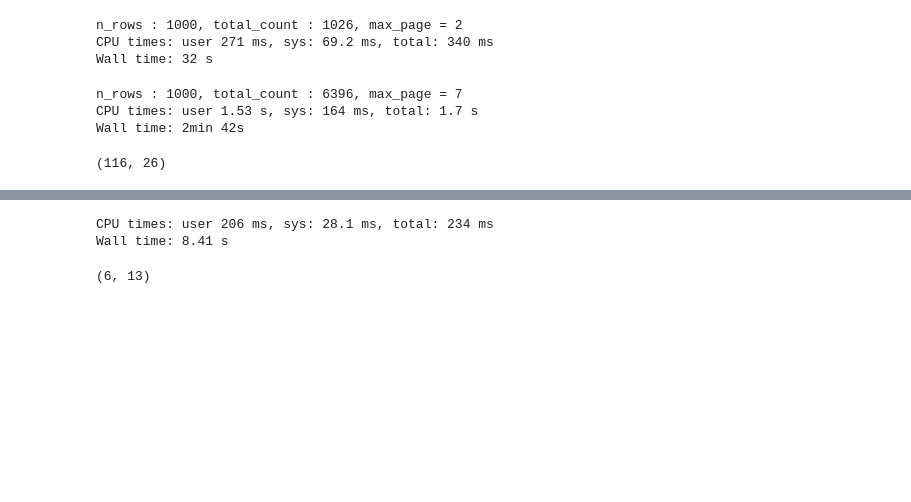
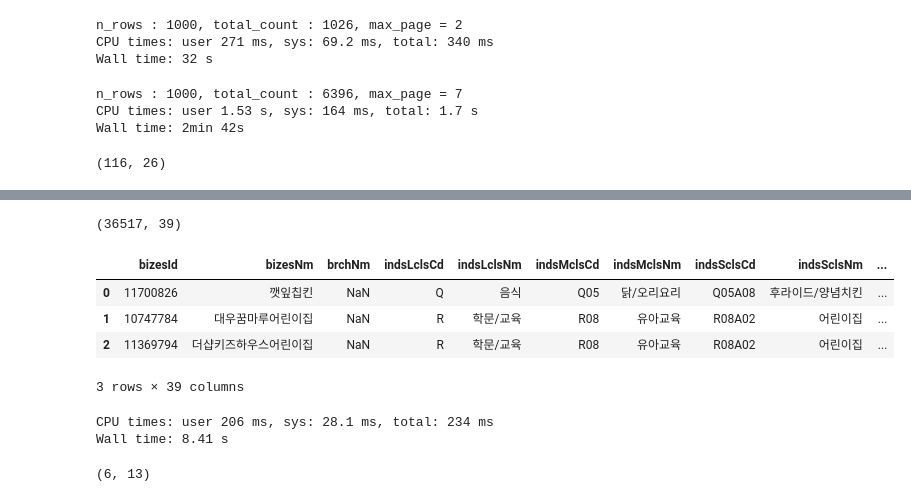
Before and after one commit to Goodmytoy/Passenger_Demand, a Jupyter notebook: model_mr/ref/Untitled.ipynb, the cells around one changed output, grey strips where cells are left out. Saved outputs shown, nothing was run; the diff lists cells and outputs as text; code cells hidden in the pictures; blank space fills up the shorter version.

```diff
--- a/model_mr/ref/Untitled.ipynb
+++ b/model_mr/ref/Untitled.ipynb
@@ -47,3 +69,15 @@ aa.shape
+# %%
+aa.shape
+# %% [output]
+(36517, 39)
+# %%
+aa.head(3)
+# %% [output]
+|  | bizesId | bizesNm | brchNm | indsLclsCd | indsLclsNm | indsMclsCd | indsMclsNm | indsSclsCd | indsSclsNm | ... |
+| 0 | 11700826 | 깻잎칩킨 | NaN | Q | 음식 | Q05 | 닭/오리요리 | Q05A08 | 후라이드/양념치킨 | ... |
+| 1 | 10747784 | 대우꿈마루어린이집 | NaN | R | 학문/교육 | R08 | 유아교육 | R08A02 | 어린이집 | ... |
+| 2 | 11369794 | 더샵키즈하우스어린이집 | NaN | R | 학문/교육 | R08 | 유아교육 | R08A02 | 어린이집 | ... |
+3 rows × 39 columns
 # %%
 from Load_University_Data import *
 # %%
```
Also changed, not shown: parts of 9 cells of this notebook, 30 other files.
